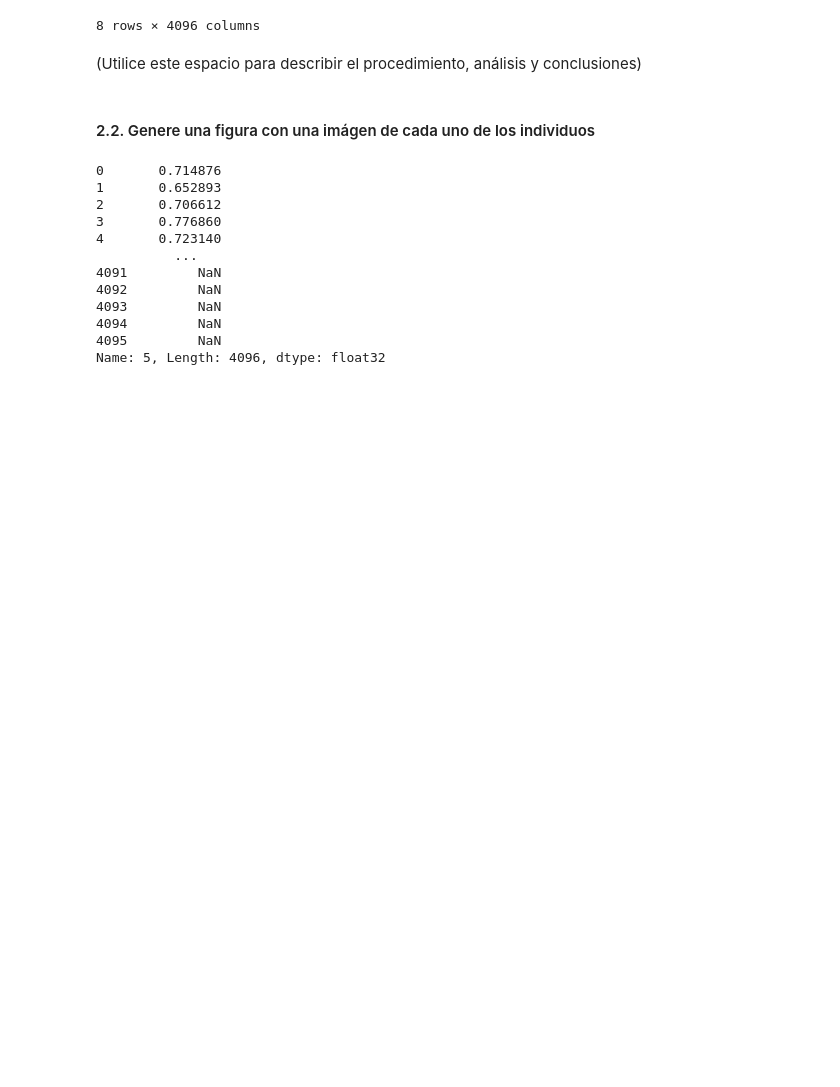
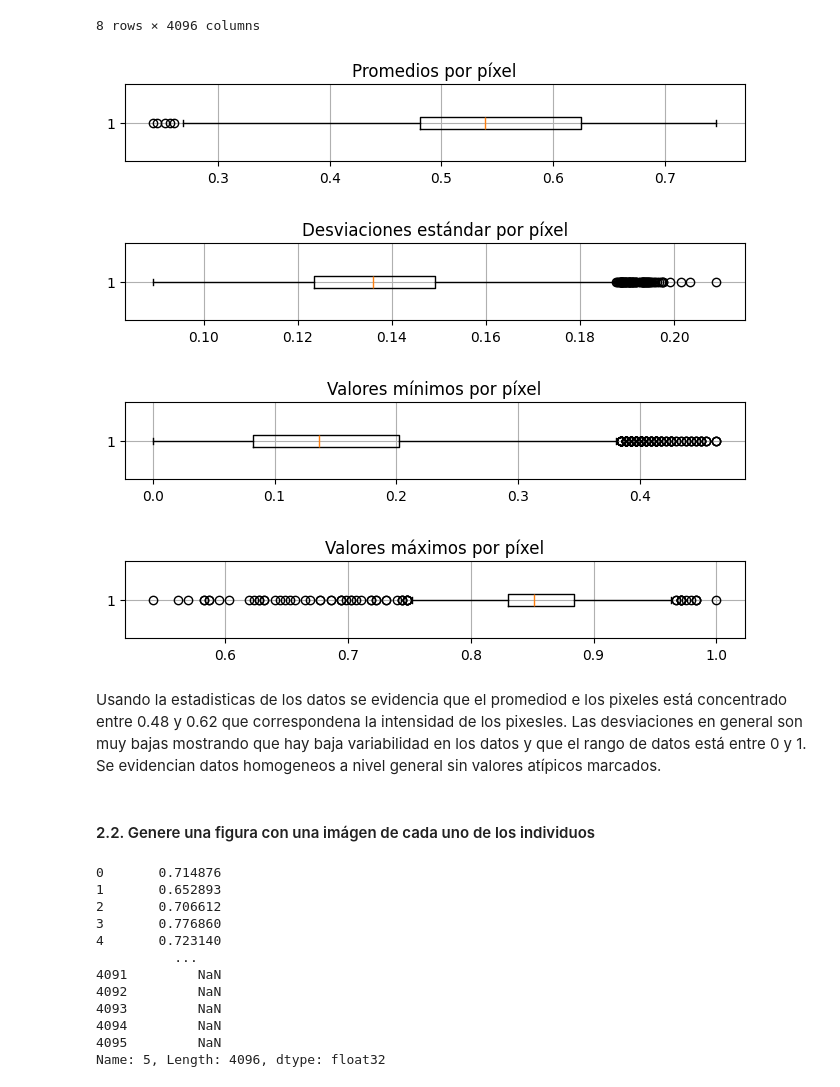
Before and after one commit to DanielEMontero/MIAD_ANS_202514, a Jupyter notebook: Semana 3/DM-S3_LC_Taller_Kmeans_Kmedoids.ipynb, the cells around one changed output. Cells and saved outputs as stored; diff of their text form; code cells hidden in the pictures; blank space fills up the shorter version.

```diff
--- a/Semana 3/DM-S3_LC_Taller_Kmeans_Kmedoids.ipynb
+++ b/Semana 3/DM-S3_LC_Taller_Kmeans_Kmedoids.ipynb
@@ -132,8 +181,27 @@ X.describe()
 | 75% | 0.528926 | 0.575413 | 0.636364 | 0.666322 | 0.702479 | 0.714876 | 0.735537 | 0.757231 | 0.772727 | 0.780992 | ... | ... |
 | max | 0.805785 | 0.822314 | 0.871901 | 0.892562 | 0.871901 | 0.871901 | 0.871901 | 0.871901 | 0.871901 | 0.871901 | ... | ... |
 8 rows × 4096 columns
+# %%
+# Métricas por píxel
+metricas = {
+    "Promedios por píxel": X.mean(axis=0),
+    "Desviaciones estándar por píxel": X.std(axis=0),
+    "Valores mínimos por píxel": X.min(axis=0),
+    "Valores máximos por píxel": X.max(axis=0),
+}
+for titulo, valores in metricas.items():
+    plt.figure(figsize=(8, 1))
+    plt.boxplot(valores, vert=False)
+    plt.title(titulo)
+    plt.grid(True)
+    plt.show()
+# %% [output]
+[figure, added]
+[figure, added]
+[figure, added]
+[figure, added]
 # %% [markdown]
-(Utilice este espacio para describir el procedimiento, análisis y conclusiones)
+Usando la estadisticas de los datos se evidencia que el promediod e los pixeles está concentrado entre 0.48 y 0.62 que correspondena  la intensidad de los pixesles. Las desviaciones en general son muy bajas mostrando que hay baja variabilidad en los datos y que el rango de datos está entre 0 y 1. Se evidencian datos homogeneos a nivel general sin valores atípicos marcados.
 # %% [markdown]
 #### 2.2. Genere una figura con una imágen de cada uno de los individuos
 # %%
```
Also changed, not shown: parts of 12 cells of this notebook.
